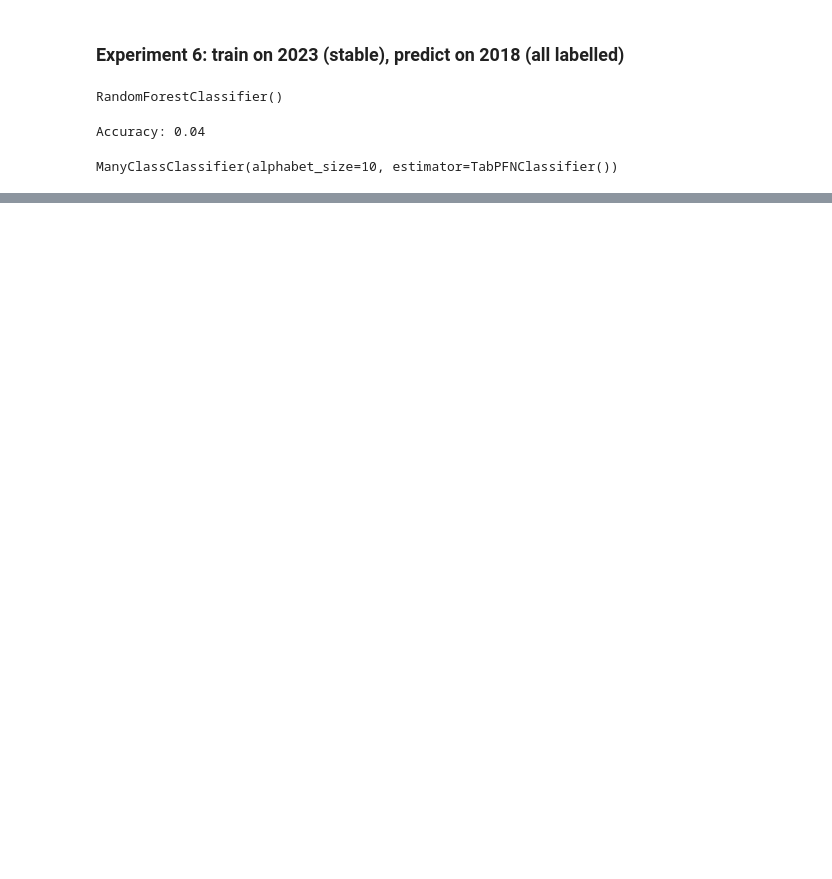
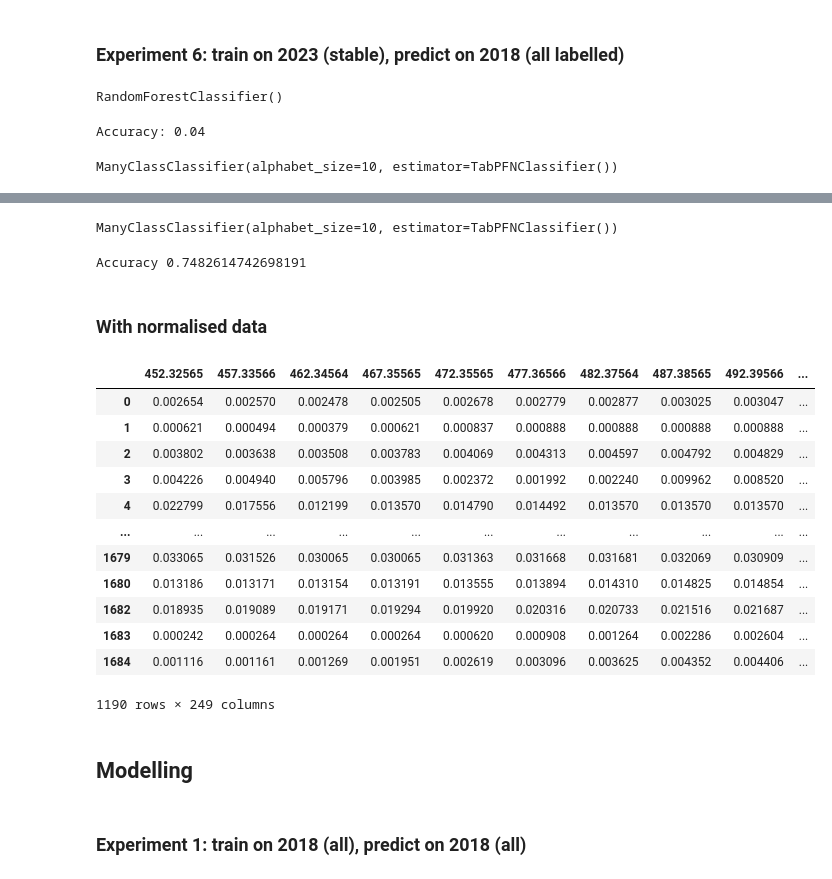
Before and after one commit to Geethen/hypinvalimap, a Jupyter notebook: code/NB1_baselineModels.ipynb, the cells around one changed output, grey strips where cells are left out. Drawn from its saved outputs; the diff is of its cells as text; code cells hidden in the pictures; blank space fills up the shorter version.

```diff
--- a/code/NB1_baselineModels.ipynb
+++ b/code/NB1_baselineModels.ipynb
@@ -490,0 +597,4 @@ ManyClassClassifier(alphabet_size=10, estimator=TabPFNClassifier())
+# %%
+# use 2018 class for 2023 whereever there is no change
+gdf23.loc[gdf23['change'] == 0, '2023_class'] = gdf23['class']
+gdf23.dropna(subset=['2023_class'], inplace=True)
@@ -977,0 +1137,4 @@ Accuracy: 0.04
+# %%
+# use 2018 class for 2023 whereever there is no change
+gdf23.loc[gdf23['change'] == 0, '2023_class'] = gdf23['class']
+gdf23.dropna(subset=['2023_class'], inplace=True)
@@ -977,0 +1193,68 @@ Accuracy: 0.04
+# %%
+from sklearn.metrics import accuracy_score, roc_auc_score
+from sklearn.model_selection import train_test_split
+
+from tabpfn import TabPFNClassifier
+from tabpfn_extensions.many_class import ManyClassClassifier
+
+# Create a base TabPFN classifier
+base_clf = TabPFNClassifier()
+
+# Load data
+X, y = df1823[wavelength23_cols], df1823['class'].astype(int)
+X_train, X_test, y_train, y_test = train_test_split(X, y, test_size=0.5, random_state=42)
+
+# Initialize a classifier
+clf = ManyClassClassifier(
+    estimator=base_clf,
+    alphabet_size=10  # Use TabPFN's maximum class limit
+)
+clf.fit(X_train, y_train)
+# %% [output]
+ManyClassClassifier(alphabet_size=10, estimator=TabPFNClassifier())
+# %%
+# Predict probabilities
+# prediction_probabilities = clf.predict_proba(X_test)
+# print("ROC AUC:", roc_auc_score(y_test, prediction_probabilities[:, 1]))
+
+# Predict labels
+predictions = clf.predict(X_test)
+print("Accuracy", accuracy_score(y_test, predictions))
+# %% [output]
+Accuracy 0.7482614742698191
+# %% [markdown]
+### With normalised data
+# %%
+def l2_normalize_dataframe(df, wavelength_cols):
+    # Compute L2 norm per row
+    l2_norm = np.sqrt((df[wavelength_cols] ** 2).sum(axis=1))
+
+    # Avoid division by zero
+    l2_norm = l2_norm.replace(0, np.nan)
+
+    # Normalize the wavelength columns
+    df[wavelength_cols] = df[wavelength_cols].div(l2_norm, axis=0)
+
+    return df
+
+gdf23norm = l2_normalize_dataframe(gdf23, wavelength23_cols)
+gdf23norm
+
+gdf18norm = l2_normalize_dataframe(df18resampled, wavelength23_cols)
+gdf18norm
+# %% [output]
+|  | 452.32565 | 457.33566 | 462.34564 | 467.35565 | 472.35565 | 477.36566 | 482.37564 | 487.38565 | 492.39566 | ... |
+| 0 | 0.002654 | 0.002570 | 0.002478 | 0.002505 | 0.002678 | 0.002779 | 0.002877 | 0.003025 | 0.003047 | ... |
+| 1 | 0.000621 | 0.000494 | 0.000379 | 0.000621 | 0.000837 | 0.000888 | 0.000888 | 0.000888 | 0.000888 | ... |
+| 2 | 0.003802 | 0.003638 | 0.003508 | 0.003783 | 0.004069 | 0.004313 | 0.004597 | 0.004792 | 0.004829 | ... |
+| 3 | 0.004226 | 0.004940 | 0.005796 | 0.003985 | 0.002372 | 0.001992 | 0.002240 | 0.009962 | 0.008520 | ... |
+| 4 | 0.022799 | 0.017556 | 0.012199 | 0.013570 | 0.014790 | 0.014492 | 0.013570 | 0.013570 | 0.013570 | ... |
+| ... | ... | ... | ... | ... | ... | ... | ... | ... | ... | ... |
+| 1679 | 0.033065 | 0.031526 | 0.030065 | 0.030065 | 0.031363 | 0.031668 | 0.031681 | 0.032069 | 0.030909 | ... |
+| 1680 | 0.013186 | 0.013171 | 0.013154 | 0.013191 | 0.013555 | 0.013894 | 0.014310 | 0.014825 | 0.014854 | ... |
+| 1682 | 0.018935 | 0.019089 | 0.019171 | 0.019294 | 0.019920 | 0.020316 | 0.020733 | 0.021516 | 0.021687 | ... |
+| 1683 | 0.000242 | 0.000264 | 0.000264 | 0.000264 | 0.000620 | 0.000908 | 0.001264 | 0.002286 | 0.002604 | ... |
+| 1684 | 0.001116 | 0.001161 | 0.001269 | 0.001951 | 0.002619 | 0.003096 | 0.003625 | 0.004352 | 0.004406 | ... |
+1190 rows × 249 columns
+# %% [markdown]
+## Modelling
@@ -977,0 +1270,2 @@ Accuracy: 0.04
+# %% [markdown]
+### Experiment 1: train on 2018 (all), predict on 2018 (all)
```
Also changed, not shown: parts of 126 cells of this notebook, 8 other files.
